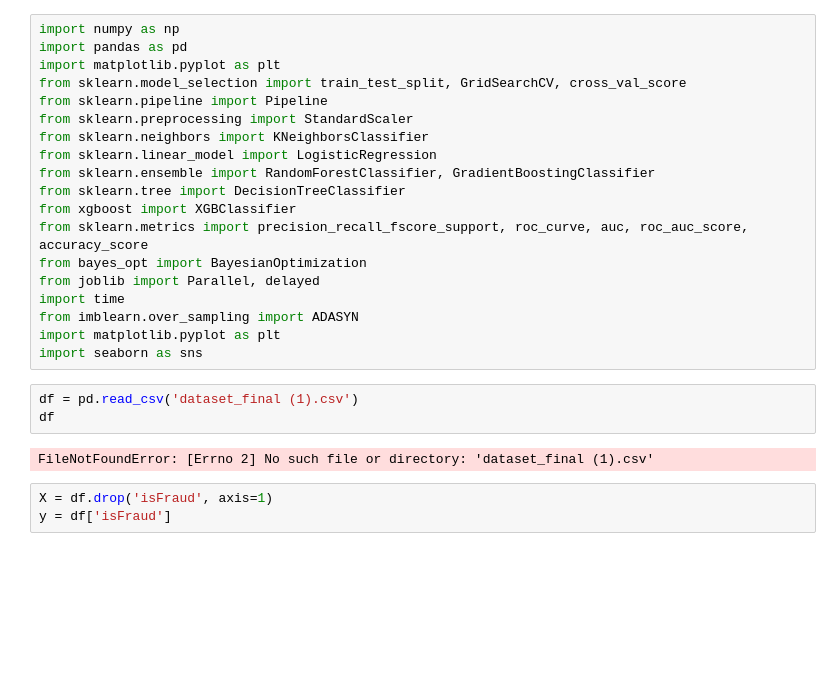
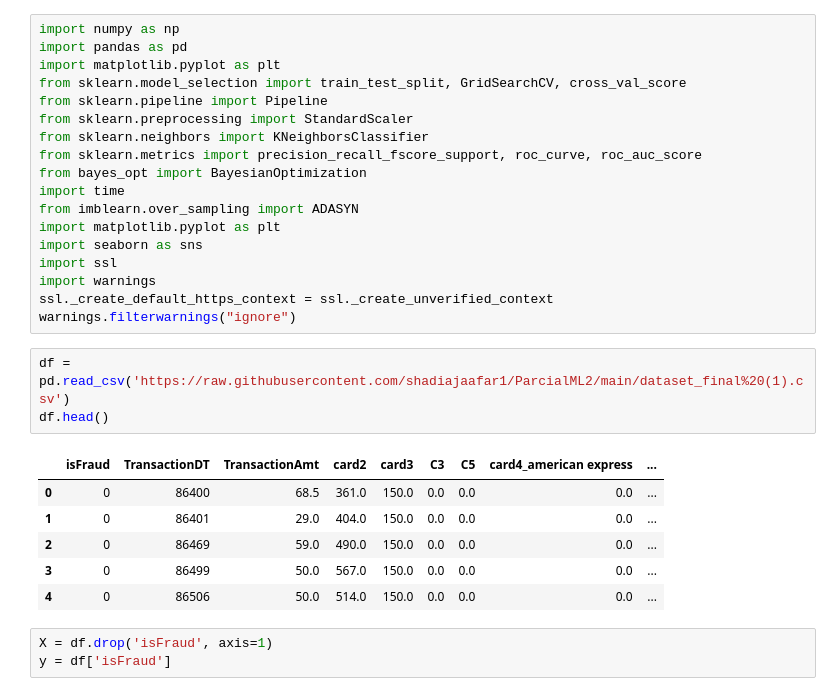
Before and after one commit to shadiajaafar1/ParcialML2, a Jupyter notebook: docs/_build/jupyter_execute/parcial_punto3.ipynb, the cells around one changed output. Drawn from its saved outputs; the diff is of its cells as text; blank space fills up the shorter version.

```diff
--- a/docs/_build/jupyter_execute/parcial_punto3.ipynb
+++ b/docs/_build/jupyter_execute/parcial_punto3.ipynb
@@ -6,22 +6,26 @@ from sklearn.model_selection import train_test_split, GridSearchCV, cross_val_sc
 from sklearn.pipeline import Pipeline
 from sklearn.preprocessing import StandardScaler
 from sklearn.neighbors import KNeighborsClassifier
-from sklearn.linear_model import LogisticRegression
-from sklearn.ensemble import RandomForestClassifier, GradientBoostingClassifier
-from sklearn.tree import DecisionTreeClassifier
-from xgboost import XGBClassifier
-from sklearn.metrics import precision_recall_fscore_support, roc_curve, auc, roc_auc_score, accuracy_score
+from sklearn.metrics import precision_recall_fscore_support, roc_curve, roc_auc_score
 from bayes_opt import BayesianOptimization
-from joblib import Parallel, delayed
 import time
 from imblearn.over_sampling import ADASYN
 import matplotlib.pyplot as plt
 import seaborn as sns
+import ssl
+import warnings
+ssl._create_default_https_context = ssl._create_unverified_context
+warnings.filterwarnings("ignore")
 # %%
-df = pd.read_csv('dataset_final (1).csv')
-df
+df = pd.read_csv('https://raw.githubusercontent.com/shadiajaafar1/ParcialML2/main/dataset_final%20(1).csv')
+df.head()
 # %% [output]
-FileNotFoundError: [Errno 2] No such file or directory: 'dataset_final (1).csv'
+|  | isFraud | TransactionDT | TransactionAmt | card2 | card3 | C3 | C5 | card4_american express | ... |
+| 0 | 0 | 86400 | 68.5 | 361.0 | 150.0 | 0.0 | 0.0 | 0.0 | ... |
+| 1 | 0 | 86401 | 29.0 | 404.0 | 150.0 | 0.0 | 0.0 | 0.0 | ... |
+| 2 | 0 | 86469 | 59.0 | 490.0 | 150.0 | 0.0 | 0.0 | 0.0 | ... |
+| 3 | 0 | 86499 | 50.0 | 567.0 | 150.0 | 0.0 | 0.0 | 0.0 | ... |
+| 4 | 0 | 86506 | 50.0 | 514.0 | 150.0 | 0.0 | 0.0 | 0.0 | ... |
 # %%
 X = df.drop('isFraud', axis=1)
 y = df['isFraud']
```
Also changed, not shown: parts of 2 cells of this notebook, 20 other files.
